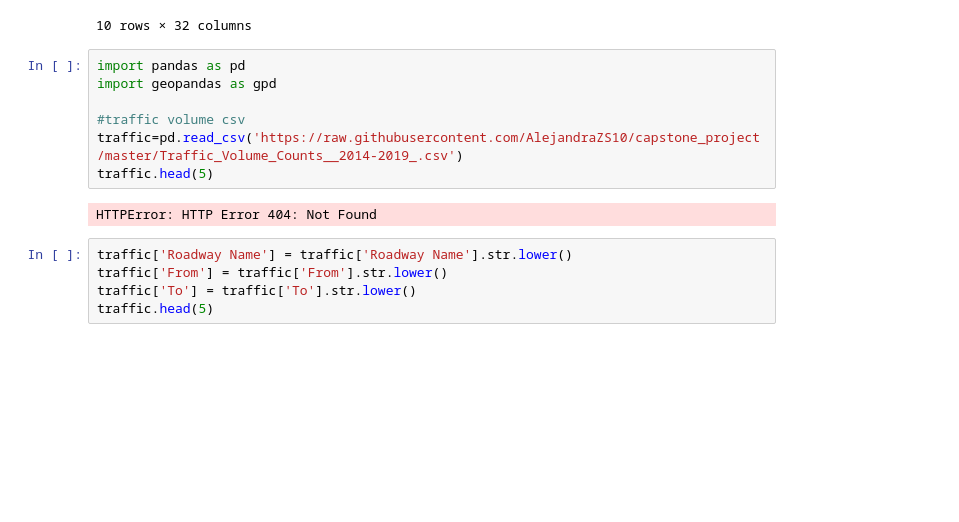
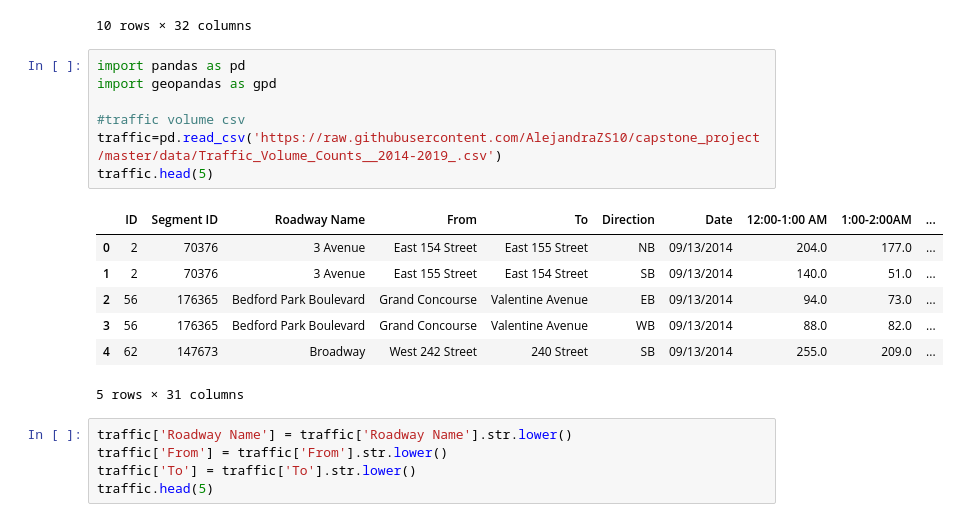
Before and after one commit to AlejandraZS10/capstone_project, a Jupyter notebook: NY Streets.ipynb, the cells around one changed output. Saved outputs shown, nothing was run; the diff lists cells and outputs as text; blank space fills up the shorter version.

```diff
--- a/NY Streets.ipynb
+++ b/NY Streets.ipynb
@@ -57,12 +59,18 @@ scl.head(10)
 # %%
 import pandas as pd
 import geopandas as gpd
 
 #traffic volume csv
-traffic=pd.read_csv('https://raw.githubusercontent.com/AlejandraZS10/capstone_project/master/Traffic_Volume_Counts__2014-2019_.csv')
+traffic=pd.read_csv('https://raw.githubusercontent.com/AlejandraZS10/capstone_project/master/data/Traffic_Volume_Counts__2014-2019_.csv')
 traffic.head(5)
 # %% [output]
+|  | ID | Segment ID | Roadway Name | From | To | Direction | Date | 12:00-1:00 AM | 1:00-2:00AM | ... |
+| 0 | 2 | 70376 | 3 Avenue | East 154 Street | East 155 Street | NB | 09/13/2014 | 204.0 | 177.0 | ... |
+| 1 | 2 | 70376 | 3 Avenue | East 155 Street | East 154 Street | SB | 09/13/2014 | 140.0 | 51.0 | ... |
+| 2 | 56 | 176365 | Bedford Park Boulevard | Grand Concourse | Valentine Avenue | EB | 09/13/2014 | 94.0 | 73.0 | ... |
+| 3 | 56 | 176365 | Bedford Park Boulevard | Grand Concourse | Valentine Avenue | WB | 09/13/2014 | 88.0 | 82.0 | ... |
+| 4 | 62 | 147673 | Broadway | West 242 Street | 240 Street | SB | 09/13/2014 | 255.0 | 209.0 | ... |
-HTTPError: HTTP Error 404: Not Found
+5 rows × 31 columns
 # %%
 traffic['Roadway Name'] = traffic['Roadway Name'].str.lower()
 traffic['From'] = traffic['From'].str.lower()
```
Also changed, not shown: parts of 14 cells of this notebook, 2 other files.
